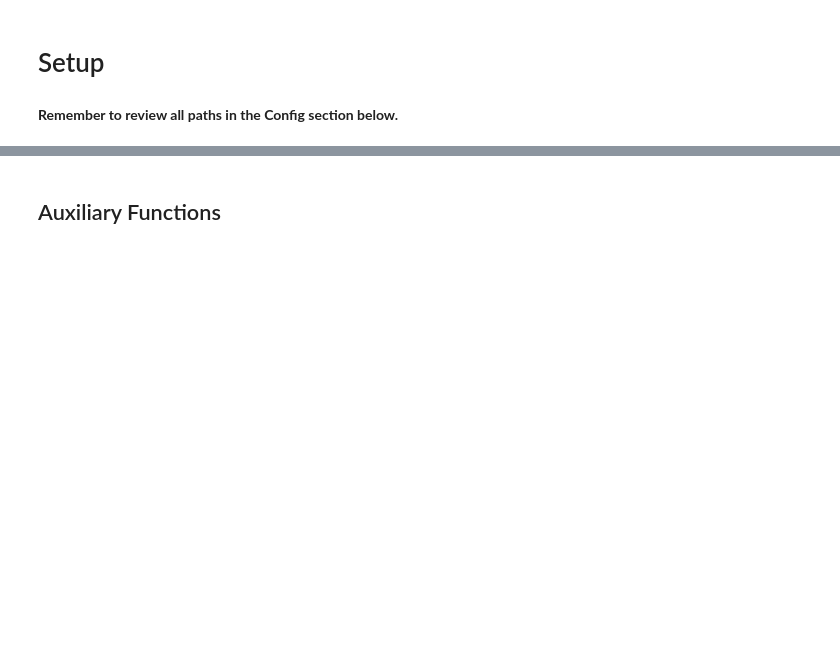
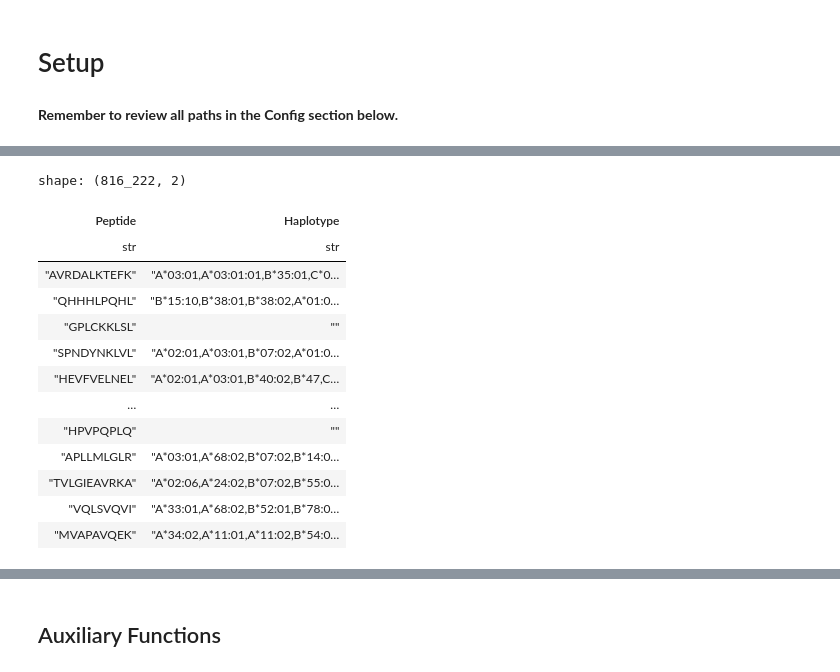
Before and after one commit to immuno-informatics/carmen-analysis, a Jupyter notebook: scripts/analysis_data_generation_and_figures_1.ipynb, the cells around one changed output, grey strips where cells are left out. Saved outputs shown, nothing was run; the diff lists cells and outputs as text; code cells hidden in the pictures; blank space fills up the shorter version.

```diff
--- a/scripts/analysis_data_generation_and_figures_1.ipynb
+++ b/scripts/analysis_data_generation_and_figures_1.ipynb
@@ -289,0 +327,17 @@ np.random.seed(random_seed)
+# %%
+asd.with_columns(pl.col("Haplotype").list.join(","))
+# %% [output]
+shape: (816_222, 2)
+| Peptide | Haplotype |
+| str | str |
+| "AVRDALKTEFK" | "A*03:01,A*03:01:01,B*35:01,C*0… |
+| "QHHHLPQHL" | "B*15:10,B*38:01,B*38:02,A*01:0… |
+| "GPLCKKLSL" | "" |
+| "SPNDYNKLVL" | "A*02:01,A*03:01,B*07:02,A*01:0… |
+| "HEVFVELNEL" | "A*02:01,A*03:01,B*40:02,B*47,C… |
+| … | … |
+| "HPVPQPLQ" | "" |
+| "APLLMLGLR" | "A*03:01,A*68:02,B*07:02,B*14:0… |
+| "TVLGIEAVRKA" | "A*02:06,A*24:02,B*07:02,B*55:0… |
+| "VQLSVQVI" | "A*33:01,A*68:02,B*52:01,B*78:0… |
+| "MVAPAVQEK" | "A*34:02,A*11:01,A*11:02,B*54:0… |
```
Also changed, not shown: parts of 11 cells of this notebook, 7 other files.
